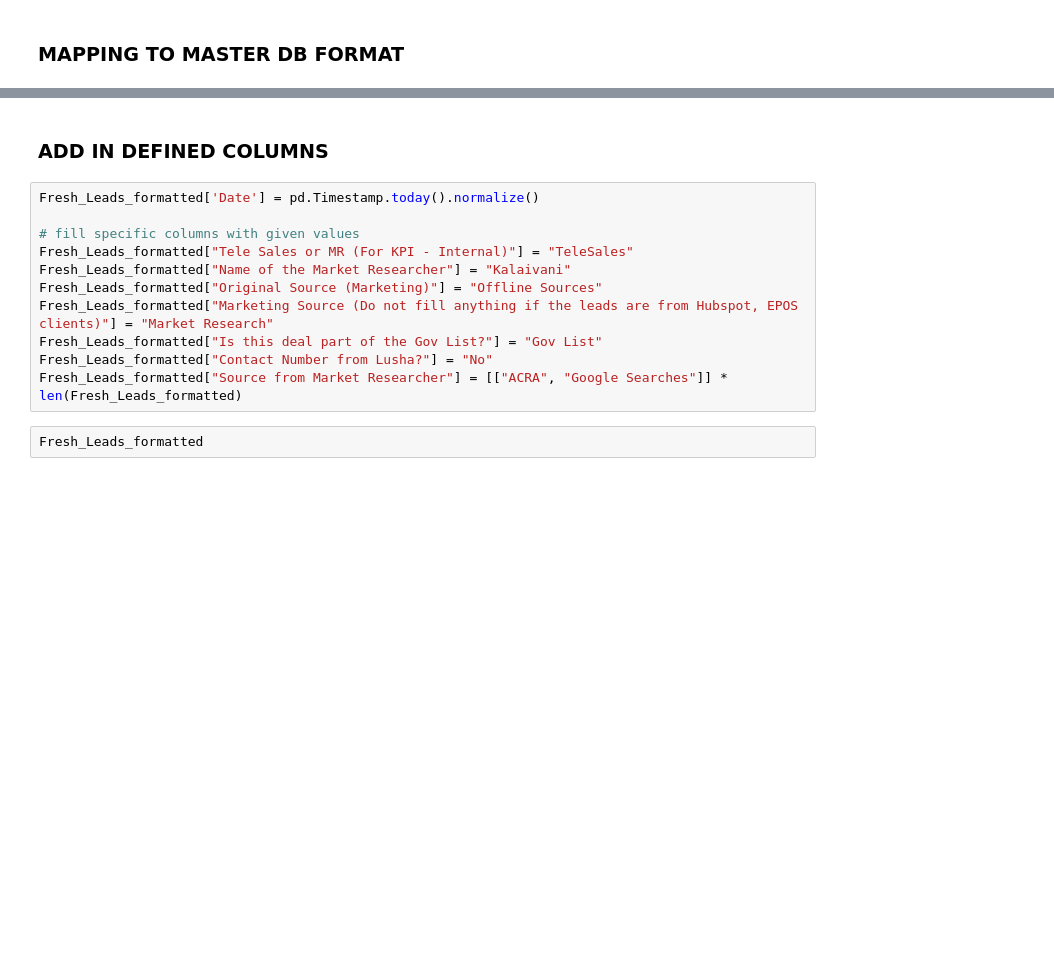
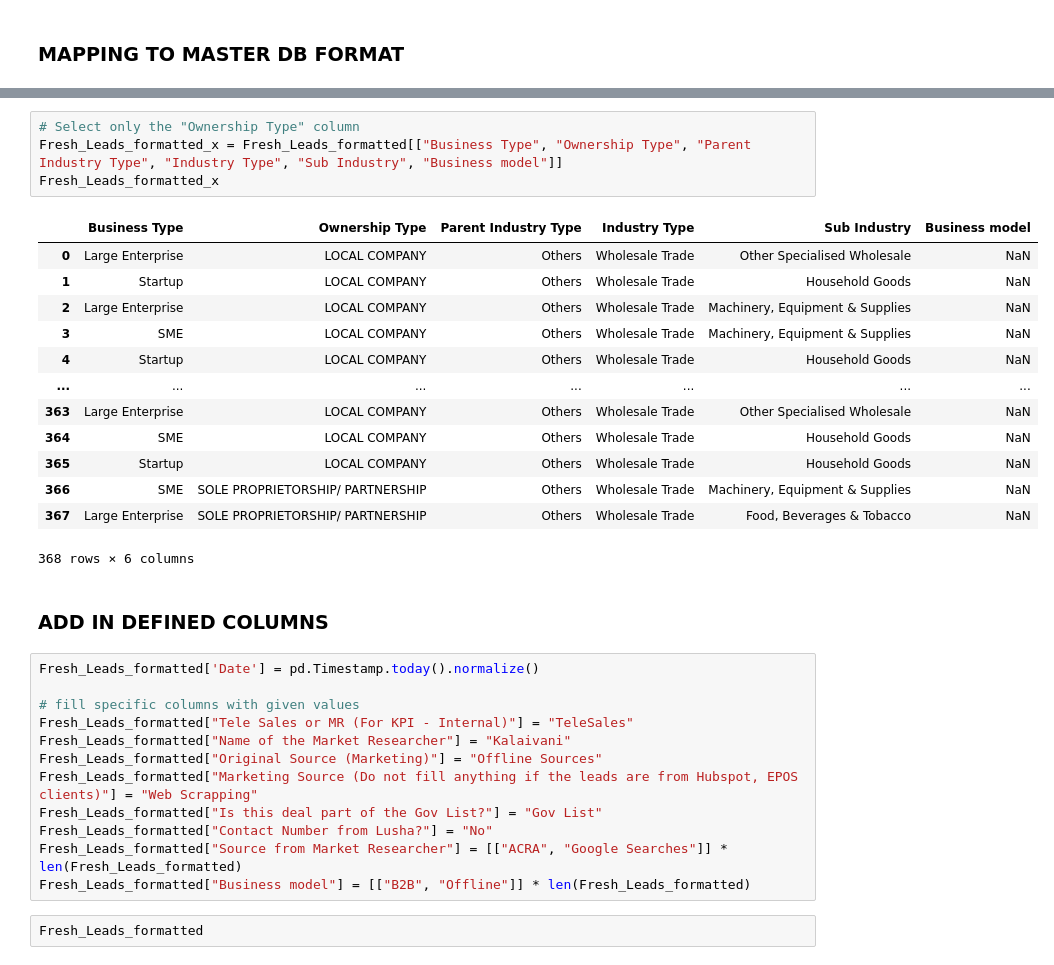
Before and after one commit to AzlieJohari57/Leads_Generation_Pipeline, a Jupyter notebook: MasterDB_Mapping.ipynb, the cells around one changed output, grey strips where cells are left out. Cells and saved outputs as stored; diff of their text form; blank space fills up the shorter version.

```diff
--- a/MasterDB_Mapping.ipynb
+++ b/MasterDB_Mapping.ipynb
@@ -405,3 +581,21 @@ Columns: 62
+# %%
+# Select only the "Ownership Type" column
+Fresh_Leads_formatted_x = Fresh_Leads_formatted[["Business Type", "Ownership Type", "Parent Industry Type", "Industry Type", "Sub Industry", "Business model"]]
+Fresh_Leads_formatted_x
+# %% [output]
+|  | Business Type | Ownership Type | Parent Industry Type | Industry Type | Sub Industry | Business model |
+| 0 | Large Enterprise | LOCAL COMPANY | Others | Wholesale Trade | Other Specialised Wholesale | NaN |
+| 1 | Startup | LOCAL COMPANY | Others | Wholesale Trade | Household Goods | NaN |
+| 2 | Large Enterprise | LOCAL COMPANY | Others | Wholesale Trade | Machinery, Equipment & Supplies | NaN |
+| 3 | SME | LOCAL COMPANY | Others | Wholesale Trade | Machinery, Equipment & Supplies | NaN |
+| 4 | Startup | LOCAL COMPANY | Others | Wholesale Trade | Household Goods | NaN |
+| ... | ... | ... | ... | ... | ... | ... |
+| 363 | Large Enterprise | LOCAL COMPANY | Others | Wholesale Trade | Other Specialised Wholesale | NaN |
+| 364 | SME | LOCAL COMPANY | Others | Wholesale Trade | Household Goods | NaN |
+| 365 | Startup | LOCAL COMPANY | Others | Wholesale Trade | Household Goods | NaN |
+| 366 | SME | SOLE PROPRIETORSHIP/ PARTNERSHIP | Others | Wholesale Trade | Machinery, Equipment & Supplies | NaN |
+| 367 | Large Enterprise | SOLE PROPRIETORSHIP/ PARTNERSHIP | Others | Wholesale Trade | Food, Beverages & Tobacco | NaN |
+368 rows × 6 columns
 # %% [markdown]
 ### ADD IN DEFINED COLUMNS
 # %%
@@ -411,10 +605,11 @@ Fresh_Leads_formatted['Date'] = pd.Timestamp.today().normalize()
 Fresh_Leads_formatted["Tele Sales or MR (For KPI - Internal)"] = "TeleSales"
 Fresh_Leads_formatted["Name of the Market Researcher"] = "Kalaivani"
 Fresh_Leads_formatted["Original Source (Marketing)"] = "Offline Sources"
-Fresh_Leads_formatted["Marketing Source (Do not fill anything if the leads are from Hubspot, EPOS clients)"] = "Market Research"
+Fresh_Leads_formatted["Marketing Source (Do not fill anything if the leads are from Hubspot, EPOS clients)"] = "Web Scrapping"
 Fresh_Leads_formatted["Is this deal part of the Gov List?"] = "Gov List"
 Fresh_Leads_formatted["Contact Number from Lusha?"] = "No"
 Fresh_Leads_formatted["Source from Market Researcher"] = [["ACRA", "Google Searches"]] * len(Fresh_Leads_formatted)
+Fresh_Leads_formatted["Business model"] = [["B2B", "Offline"]] * len(Fresh_Leads_formatted)
 # %%
 Fresh_Leads_formatted
 # %% [output]
```
Also changed, not shown: parts of 11 cells of this notebook, 12 other files.
